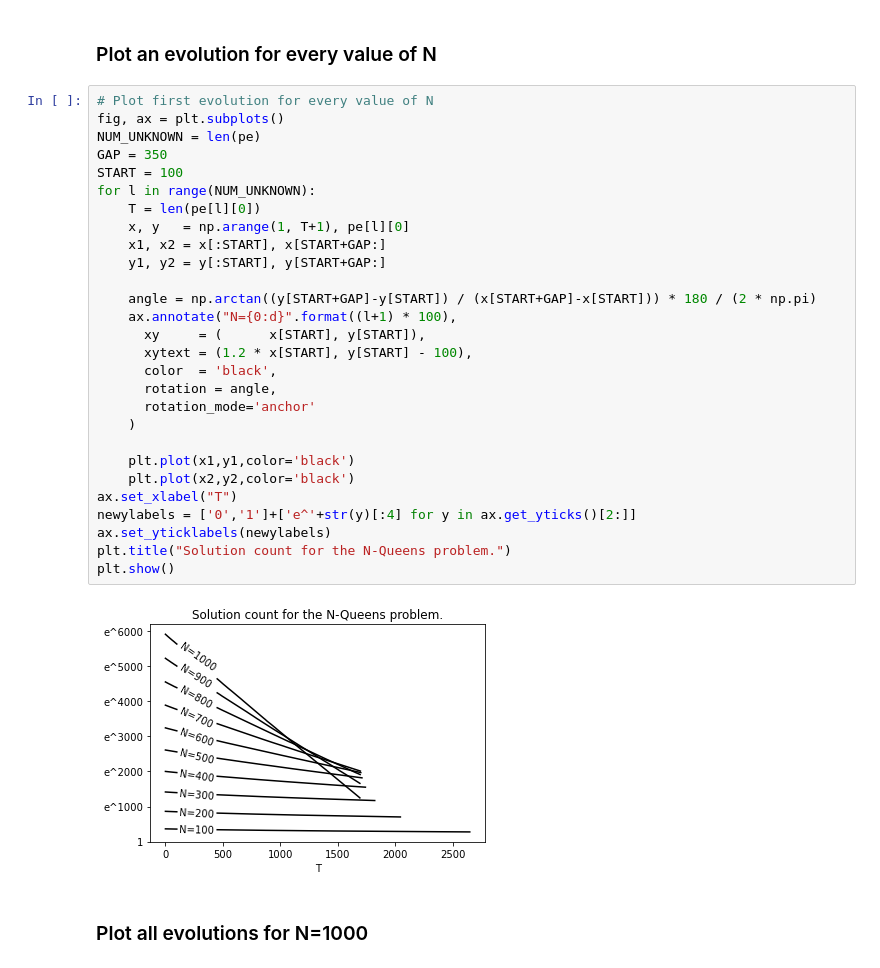
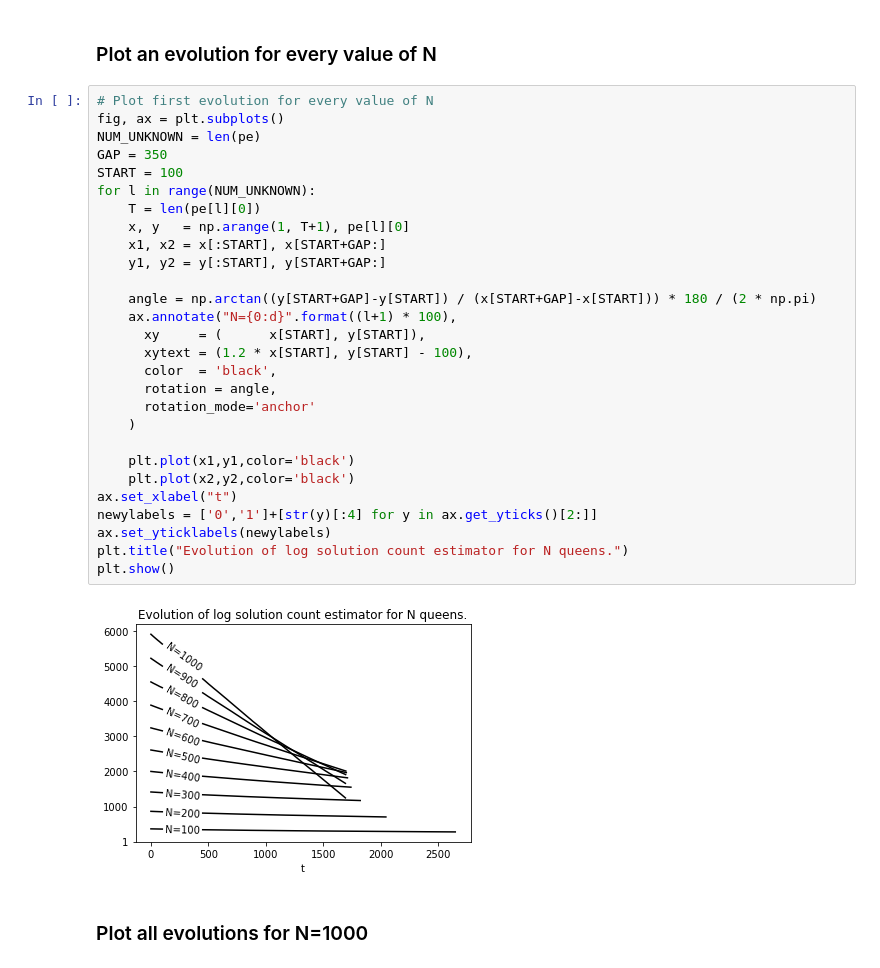
Before and after one commit to orfeasliossatos/N-Queens-MCMC, a Jupyter notebook: ApproximateSolutions.ipynb, the cells around one changed output. Drawn from its saved outputs; the diff is of its cells as text.

```diff
--- a/ApproximateSolutions.ipynb
+++ b/ApproximateSolutions.ipynb
@@ -16,33 +16,33 @@ for i in range(10):
 # %%
 # Plot first evolution for every value of N
 fig, ax = plt.subplots()
 NUM_UNKNOWN = len(pe)
 GAP = 350
 START = 100
 for l in range(NUM_UNKNOWN):
     T = len(pe[l][0])
     x, y   = np.arange(1, T+1), pe[l][0]
     x1, x2 = x[:START], x[START+GAP:]
     y1, y2 = y[:START], y[START+GAP:]
 
     angle = np.arctan((y[START+GAP]-y[START]) / (x[START+GAP]-x[START])) * 180 / (2 * np.pi)
     ax.annotate("N={0:d}".format((l+1) * 100),
       xy     = (      x[START], y[START]),
       xytext = (1.2 * x[START], y[START] - 100),
       color  = 'black',
       rotation = angle,
       rotation_mode='anchor'
     )
 
     plt.plot(x1,y1,color='black')
     plt.plot(x2,y2,color='black')
-ax.set_xlabel("T")
-newylabels = ['0','1']+['e^'+str(y)[:4] for y in ax.get_yticks()[2:]]
+ax.set_xlabel("t")
+newylabels = ['0','1']+[str(y)[:4] for y in ax.get_yticks()[2:]]
 ax.set_yticklabels(newylabels)
-plt.title("Solution count for the N-Queens problem.")
+plt.title("Evolution of log solution count estimator for N queens.")
 plt.show()
 # %% [output]
-[figure, old version]
+[figure, new version]
 # %% [markdown]
 ### Plot all evolutions for N=1000
 # %%
```
Also changed, not shown: parts of 5 cells of this notebook, 3 other files.
